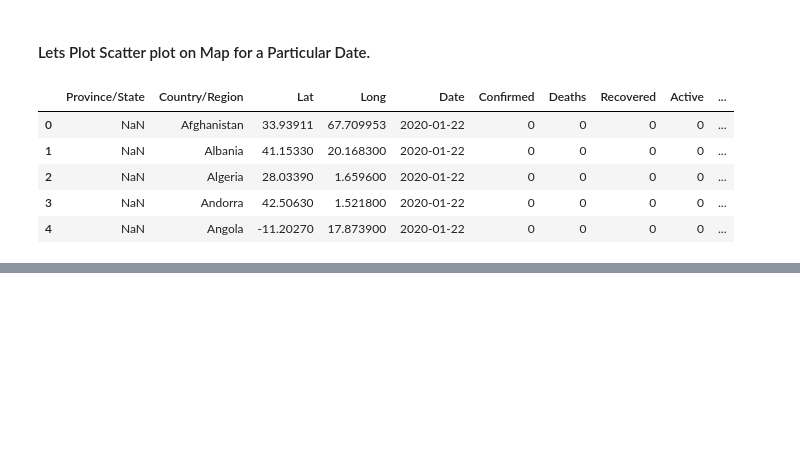
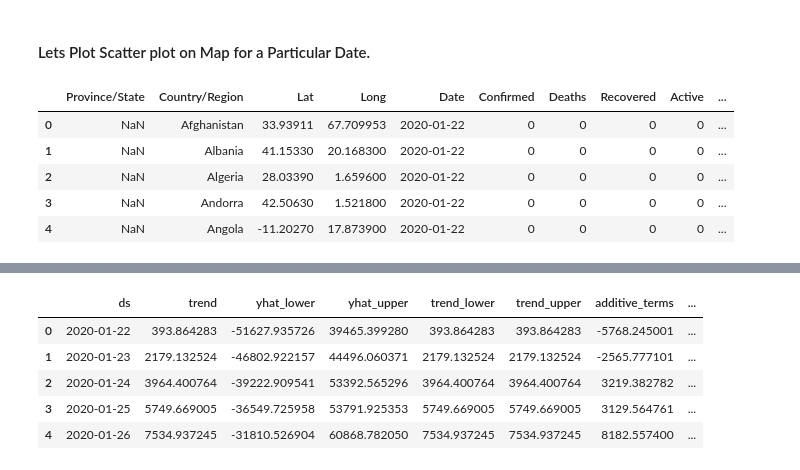
Before and after one commit to Manan-Rastogi/Covid19_Forecasting, a Jupyter notebook: covid_19.ipynb, the cells around one changed output, grey strips where cells are left out. Saved outputs shown, nothing was run; the diff lists cells and outputs as text; code cells hidden in the pictures; blank space fills up the shorter version.

```diff
--- a/covid_19.ipynb
+++ b/covid_19.ipynb
@@ -237,0 +430,9 @@ for i in dates:
+# %%
+forecast_future.head()
+# %% [output]
+|  | ds | trend | yhat_lower | yhat_upper | trend_lower | trend_upper | additive_terms | ... |
+| 0 | 2020-01-22 | 393.864283 | -51627.935726 | 39465.399280 | 393.864283 | 393.864283 | -5768.245001 | ... |
+| 1 | 2020-01-23 | 2179.132524 | -46802.922157 | 44496.060371 | 2179.132524 | 2179.132524 | -2565.777101 | ... |
+| 2 | 2020-01-24 | 3964.400764 | -39222.909541 | 53392.565296 | 3964.400764 | 3964.400764 | 3219.382782 | ... |
+| 3 | 2020-01-25 | 5749.669005 | -36549.725958 | 53791.925353 | 5749.669005 | 5749.669005 | 3129.564761 | ... |
+| 4 | 2020-01-26 | 7534.937245 | -31810.526904 | 60868.782050 | 7534.937245 | 7534.937245 | 8182.557400 | ... |
```
Also changed, not shown: parts of 37 cells of this notebook, 1 other file.
